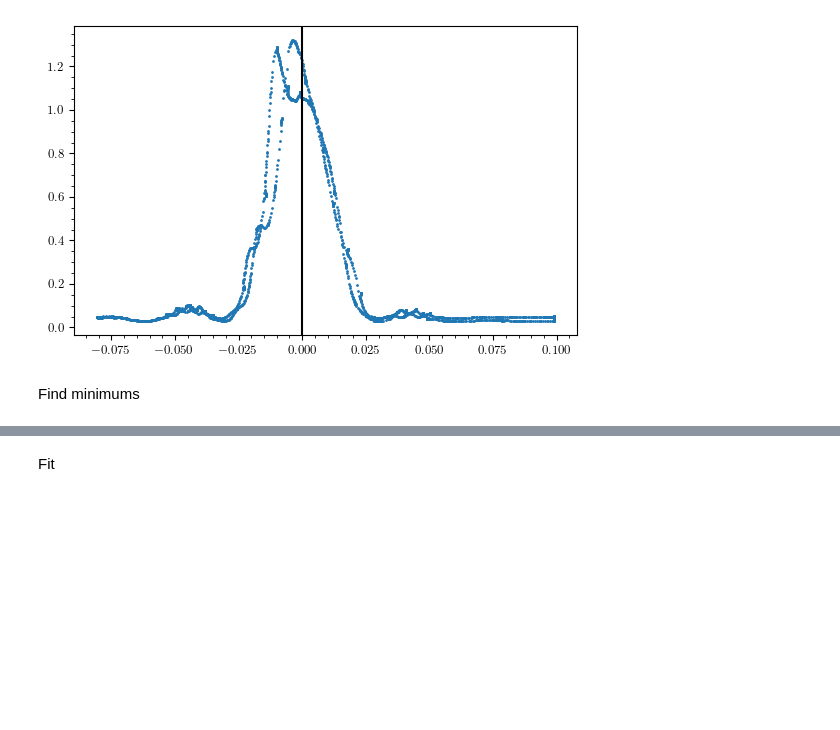
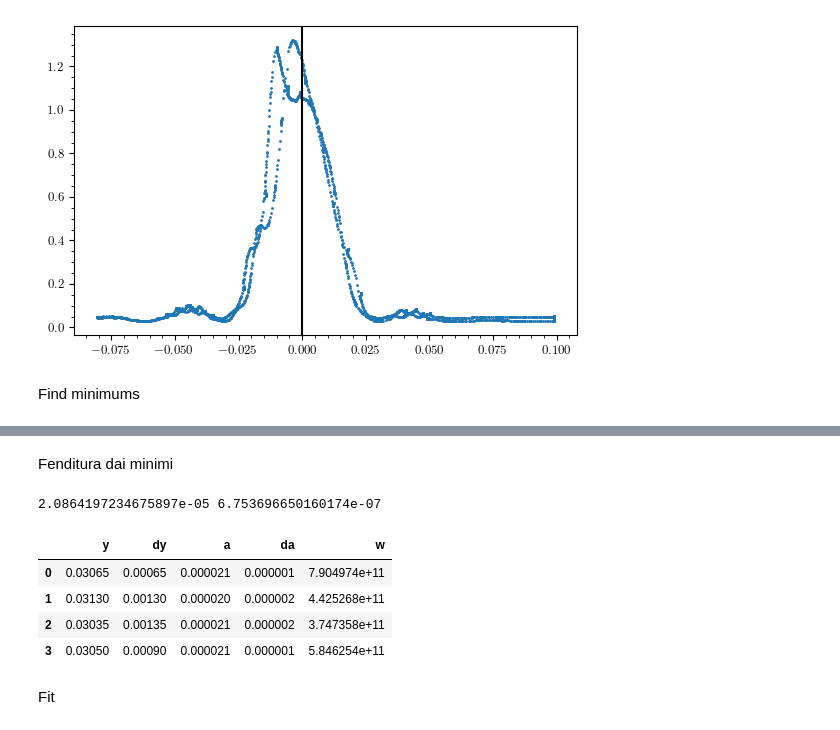
Before and after one commit to Vayxen/Lab2-Ottica-1, a Jupyter notebook: code/slit_0.02.ipynb, the cells around one changed output, grey strips where cells are left out. Saved outputs shown, nothing was run; the diff lists cells and outputs as text; code cells hidden in the pictures; blank space fills up the shorter version.

```diff
--- a/code/slit_0.02.ipynb
+++ b/code/slit_0.02.ipynb
@@ -89,3 +100,38 @@ fig.savefig(graph_path / "min_0.02.png")
+# %% [markdown]
+Fenditura dai minimi
+# %%
+mins_df = pd.DataFrame({
+    'y': [
+        abs(min[0] + min[1]) / 2
+        for min in minimums
+    ],
+    'dy': [
+        abs(min[0] - min[1]) / 2
+        for min in minimums
+    ],
+})
+
+mins_df.loc[[0, 3], :] /= 2
+
+mins_df['a'] =  mins_df.apply(lambda r: wave_length * distance / r.y, axis=1)
+mins_df['da'] =  mins_df.apply(lambda r: np.sqrt(
+    (1e-3 / distance)**2 + ((r.dy + 1e-3) / r.y)**2
+) * r.a, axis=1)
+mins_df['w'] = mins_df.da.to_numpy()**-2
+
+print(
+    np.average(mins_df.a, weights=mins_df.w),
+    1 / np.sqrt(np.sum(mins_df.w))
+)
+
+mins_df
+# %% [output]
+2.0864197234675897e-05 6.753696650160174e-07
+|  | y | dy | a | da | w |
+| 0 | 0.03065 | 0.00065 | 0.000021 | 0.000001 | 7.904974e+11 |
+| 1 | 0.03130 | 0.00130 | 0.000020 | 0.000002 | 4.425268e+11 |
+| 2 | 0.03035 | 0.00135 | 0.000021 | 0.000002 | 3.747358e+11 |
+| 3 | 0.03050 | 0.00090 | 0.000021 | 0.000001 | 5.846254e+11 |
 # %% [markdown]
 Fit
 # %%
```
Also changed, not shown: parts of 3 cells of this notebook.
